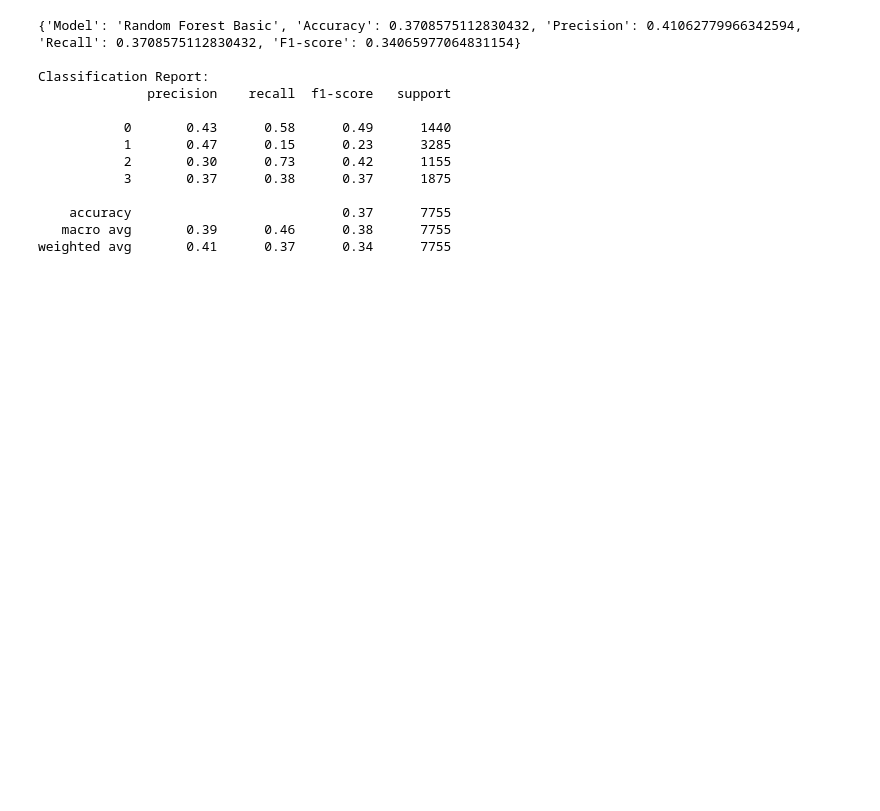
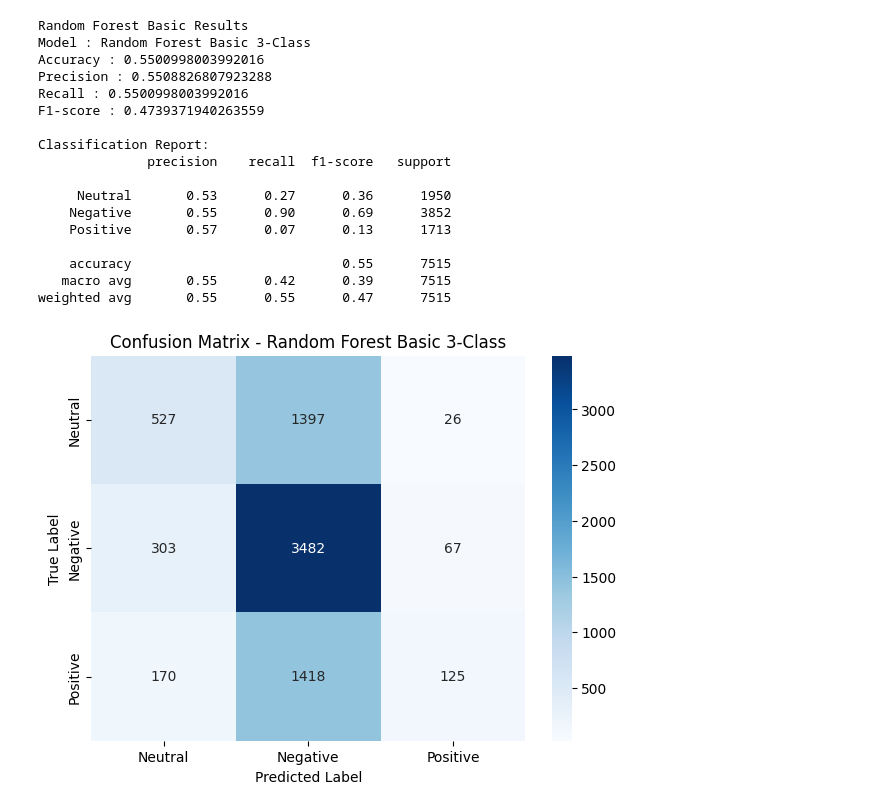
Before and after one commit to Gresita/NeuroSense, a Jupyter notebook: classification/random_forest.ipynb, the cells around one changed output. Drawn from its saved outputs; the diff is of its cells as text; code cells hidden in the pictures; blank space fills up the shorter version.

```diff
--- a/classification/random_forest.ipynb
+++ b/classification/random_forest.ipynb
@@ -71,32 +137,63 @@ rf_basic.fit(X_train, y_train)
 
 y_pred_rf_basic = rf_basic.predict(X_test)
 # %%
-# 6. Rezultatet Basic
+# 7. Vlerësimi i Random Forest bazik
 
 rf_basic_results = {
-    "Model": "Random Forest Basic",
+    "Model": "Random Forest Basic 3-Class",
     "Accuracy": accuracy_score(y_test, y_pred_rf_basic),
     "Precision": precision_score(y_test, y_pred_rf_basic, average="weighted"),
     "Recall": recall_score(y_test, y_pred_rf_basic, average="weighted"),
     "F1-score": f1_score(y_test, y_pred_rf_basic, average="weighted")
 }
 
-print(rf_basic_results)
+print("Random Forest Basic Results")
+for key, value in rf_basic_results.items():
+    print(key, ":", value)
 
 print("\nClassification Report:")
-print(classification_report(y_test, y_pred_rf_basic))
+print(classification_report(
+    y_test,
+    y_pred_rf_basic,
+    target_names=["Neutral", "Negative", "Positive"]
+))
 # %% [output]
-{'Model': 'Random Forest Basic', 'Accuracy': 0.3708575112830432, 'Precision': 0.41062779966342594, 'Recall': 0.3708575112830432, 'F1-score': 0.34065977064831154}
+Random Forest Basic Results
+Model : Random Forest Basic 3-Class
+Accuracy : 0.5500998003992016
+Precision : 0.5508826807923288
+Recall : 0.5500998003992016
+F1-score : 0.4739371940263559
 
 Classification Report:
               precision    recall  f1-score   support
 
-           0       0.43      0.58      0.49      1440
-           1       0.47      0.15      0.23      3285
-           2       0.30      0.73      0.42      1155
-           3       0.37      0.38      0.37      1875
+     Neutral       0.53      0.27      0.36      1950
+    Negative       0.55      0.90      0.69      3852
+    Positive       0.57      0.07      0.13      1713
 
-    accuracy                           0.37      7755
-   macro avg       0.39      0.46      0.38      7755
-weighted avg       0.41      0.37      0.34      7755
+    accuracy                           0.55      7515
+   macro avg       0.55      0.42      0.39      7515
+weighted avg       0.55      0.55      0.47      7515
+# %%
+# 8. Confusion Matrix për Random Forest bazik
+
+cm_basic = confusion_matrix(y_test, y_pred_rf_basic)
+
+plt.figure(figsize=(7, 5))
+sns.heatmap(
+    cm_basic,
+    annot=True,
+    fmt="d",
+    cmap="Blues",
+    xticklabels=["Neutral", "Negative", "Positive"],
+    yticklabels=["Neutral", "Negative", "Positive"]
+)
+
+plt.title("Confusion Matrix - Random Forest Basic 3-Class")
+plt.xlabel("Predicted Label")
+plt.ylabel("True Label")
+plt.show()
+# %% [output]
+[figure, added]
 # %%
```
Also changed, not shown: parts of 11 cells of this notebook, 16 other files.
